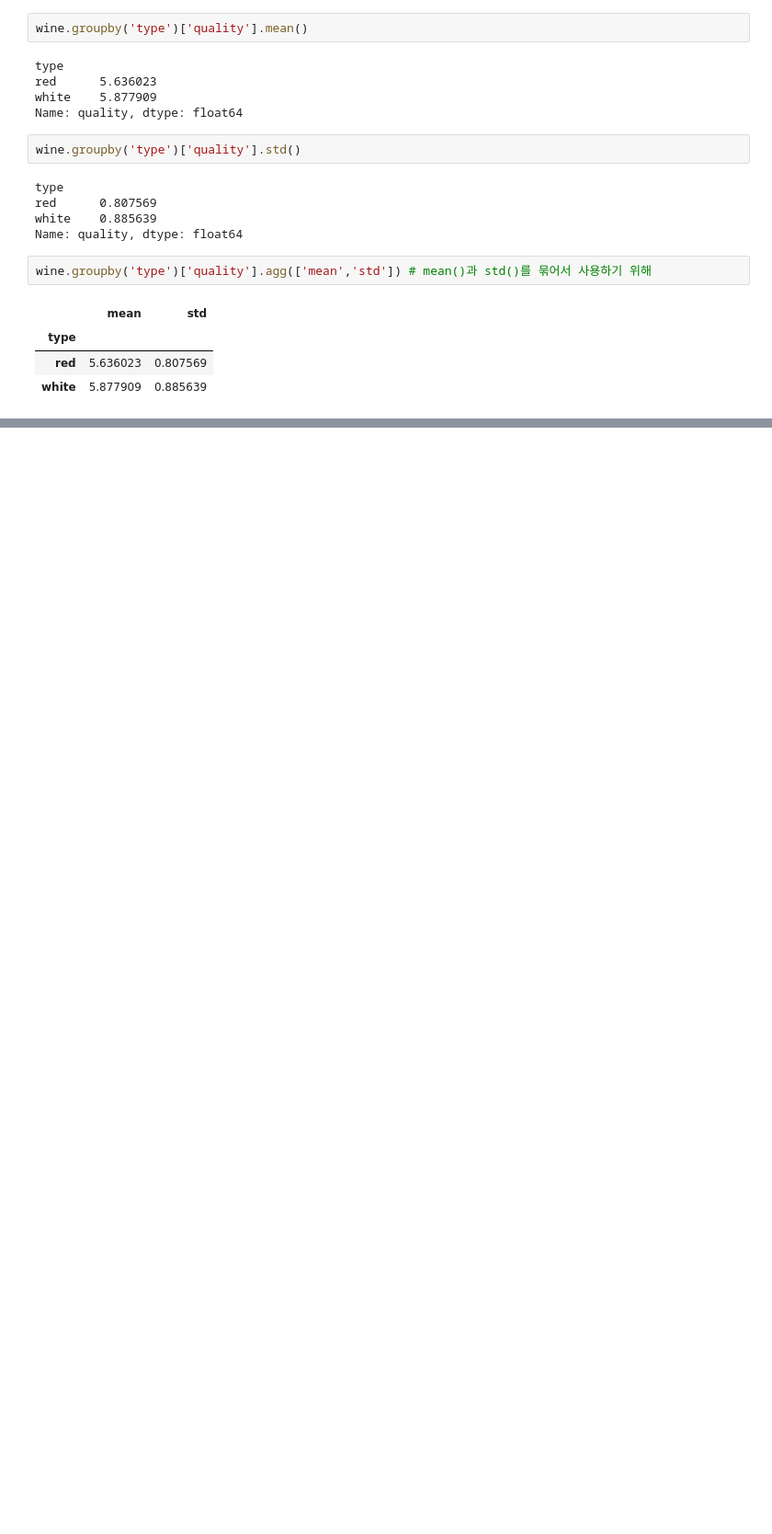
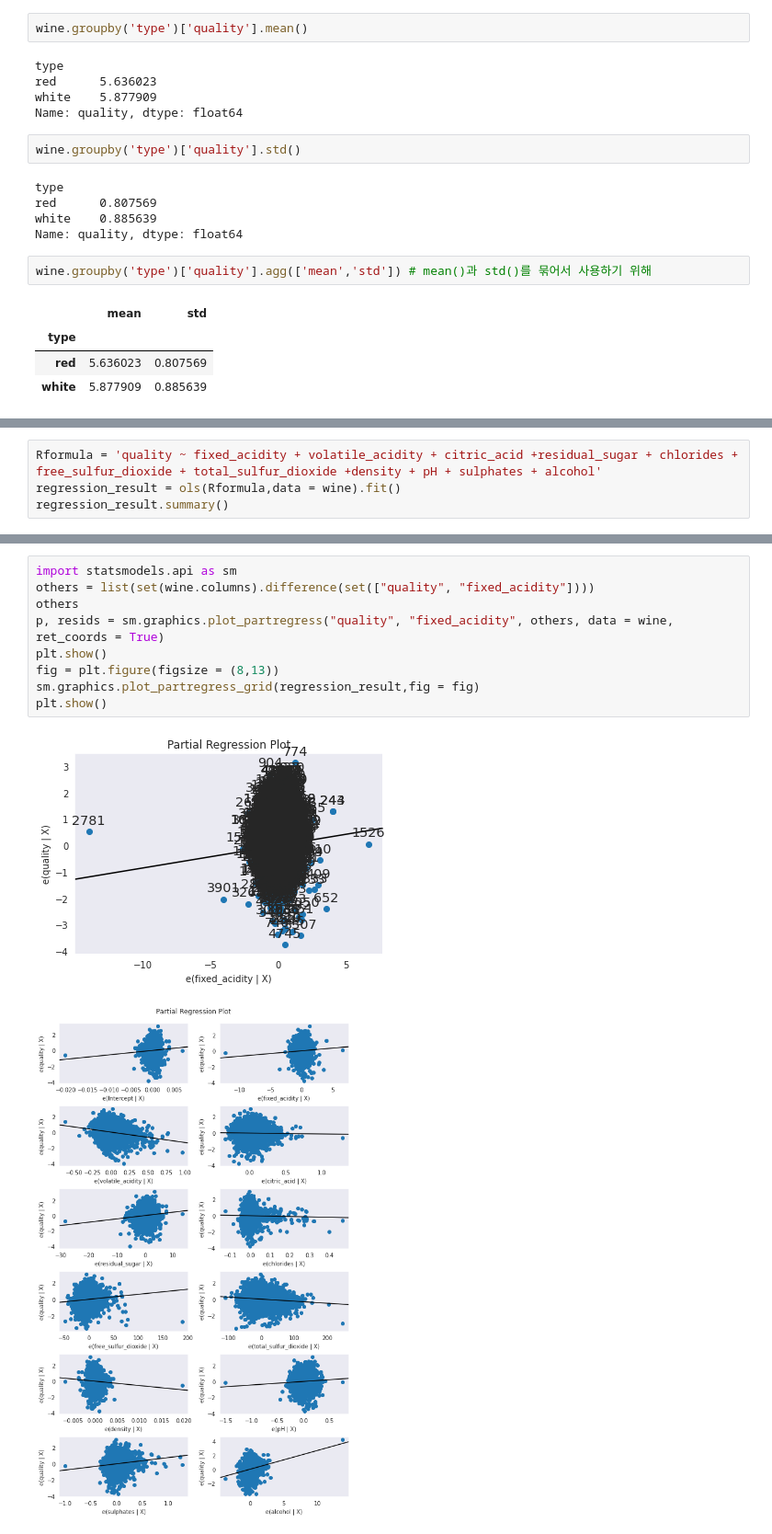
Before and after one commit to herbguy/Python-Practice, a Jupyter notebook: 와인품질예측.ipynb, the cells around one changed output, grey strips where cells are left out. Shown: that part at 92% size. Drawn from its saved outputs; the diff is of its cells as text; blank space fills up the shorter version.

```diff
--- a/와인품질예측.ipynb
+++ b/와인품질예측.ipynb
@@ -140,0 +161,4 @@ wine.groupby('type')['quality'].agg(['mean','std']) # mean()과 std()를 묶어
+# %%
+Rformula = 'quality ~ fixed_acidity + volatile_acidity + citric_acid +residual_sugar + chlorides + free_sulfur_dioxide + total_sulfur_dioxide +density + pH + sulphates + alcohol'
+regression_result = ols(Rformula,data = wine).fit()
+regression_result.summary()
@@ -140,0 +245,12 @@ wine.groupby('type')['quality'].agg(['mean','std']) # mean()과 std()를 묶어
+# %%
+import statsmodels.api as sm
+others = list(set(wine.columns).difference(set(["quality", "fixed_acidity"])))
+others
+p, resids = sm.graphics.plot_partregress("quality", "fixed_acidity", others, data = wine, ret_coords = True)
+plt.show()
+fig = plt.figure(figsize = (8,13))
+sm.graphics.plot_partregress_grid(regression_result,fig = fig)
+plt.show()
+# %% [output]
+[figure, added]
+[figure, added]
```
Also changed, not shown: parts of 8 cells of this notebook.
